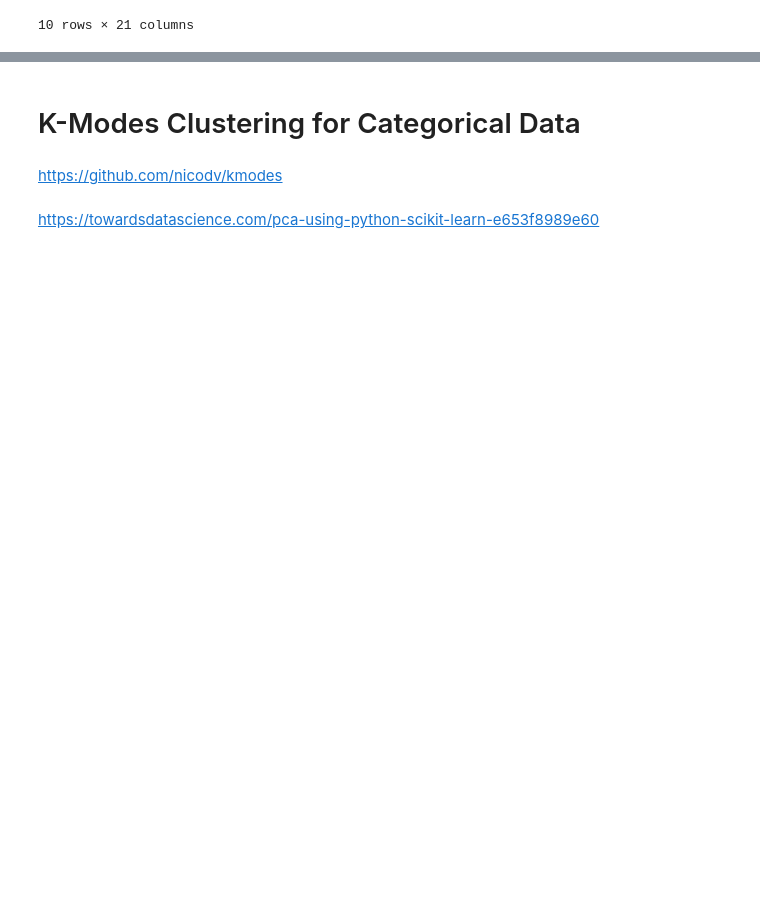
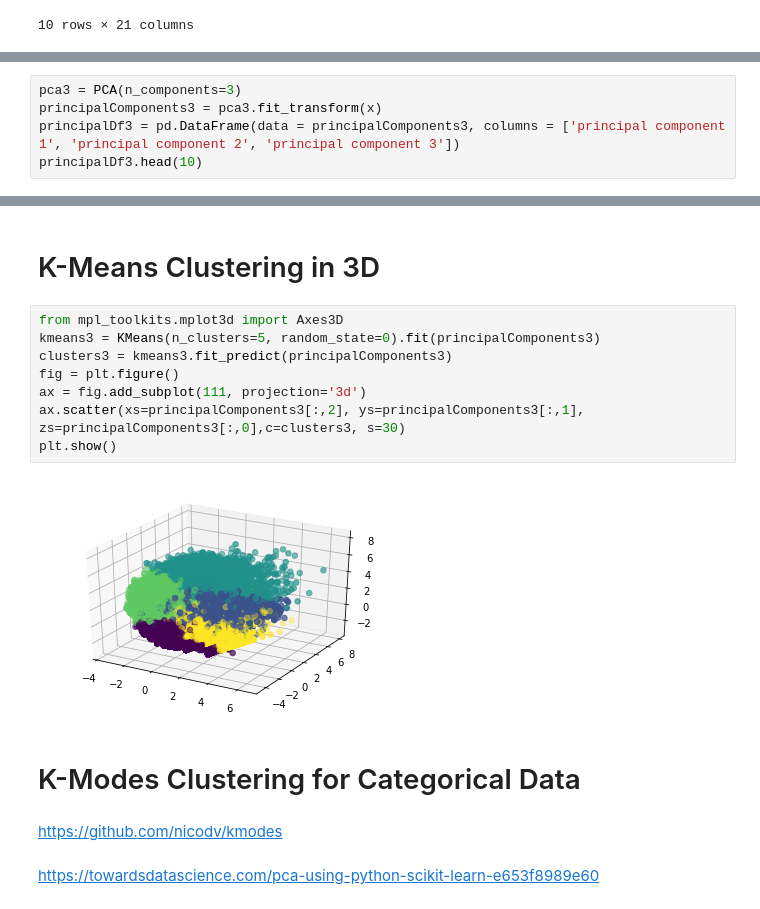
Before and after one commit to Coldsp33d/Yelp-Challenge-2018, a Jupyter notebook: clustering.ipynb, the cells around one changed output, grey strips where cells are left out. Saved outputs shown, nothing was run; the diff lists cells and outputs as text; blank space fills up the shorter version.

```diff
--- a/clustering.ipynb
+++ b/clustering.ipynb
@@ -78,0 +116,5 @@ categorized.head(10)
+# %%
+pca3 = PCA(n_components=3)
+principalComponents3 = pca3.fit_transform(x)
+principalDf3 = pd.DataFrame(data = principalComponents3, columns = ['principal component 1', 'principal component 2', 'principal component 3'])
+principalDf3.head(10)
@@ -79,3 +133,15 @@ categorized.head(10)
+# %% [markdown]
+# K-Means Clustering in 3D
+# %%
+from mpl_toolkits.mplot3d import Axes3D
+kmeans3 = KMeans(n_clusters=5, random_state=0).fit(principalComponents3)
+clusters3 = kmeans3.fit_predict(principalComponents3)
+fig = plt.figure()
+ax = fig.add_subplot(111, projection='3d')
+ax.scatter(xs=principalComponents3[:,2], ys=principalComponents3[:,1], zs=principalComponents3[:,0],c=clusters3, s=30)
+plt.show()
+# %% [output]
+[figure, added]
 # %% [markdown]
 # K-Modes Clustering for Categorical Data
 # %% [markdown]
```
Also changed, not shown: parts of 12 cells of this notebook.
